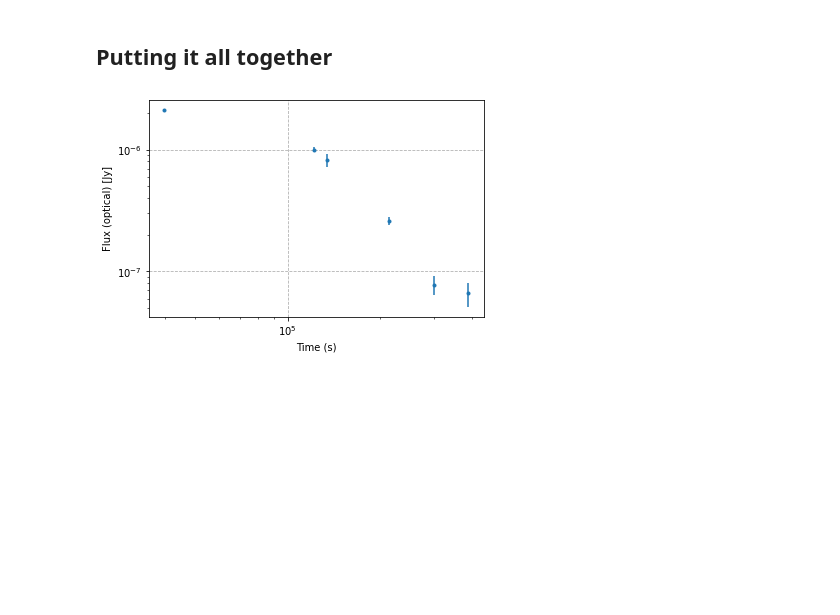
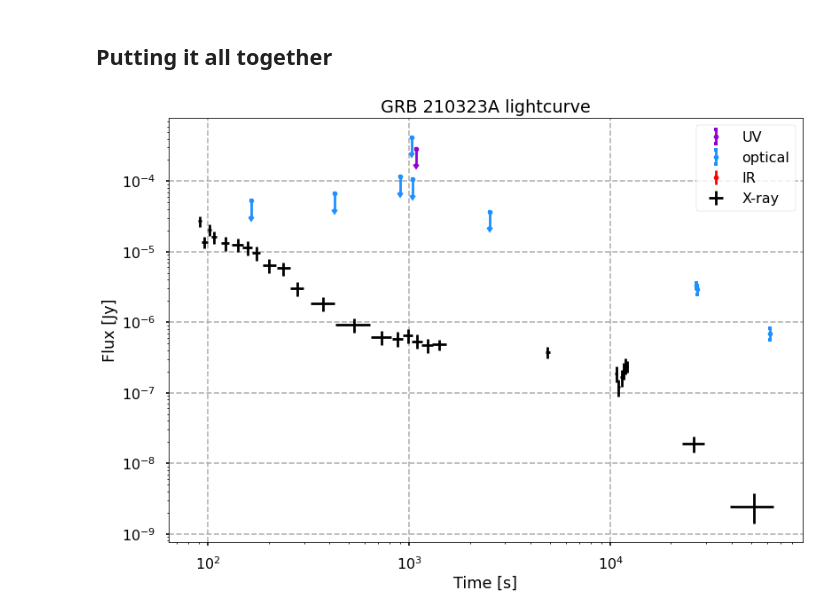
Before and after one commit to cgobat/dark-GRBs, a Jupyter notebook: analysis.ipynb, the cells around one changed output. Saved outputs shown, nothing was run; the diff lists cells and outputs as text; code cells hidden in the pictures; blank space fills up the shorter version.

Commit message:
Code/plotting improvements

```diff
--- a/analysis.ipynb
+++ b/analysis.ipynb
@@ -310,9 +311,35 @@ for i in OpticalData.index:
     all_optical = all_optical.append(newrow, ignore_index=True)
 # %% [markdown]
 ## Putting it all together
-# %%
-lightcurve("070707",band="optical")
-#lightcurve("070707",band="xray")
-# %% [output]
-[figure, removed]
+# %%
+grb = "210323A"
+
+fig, ax = plt.subplots()
+
+subset = all_optical.loc[(all_optical["GRB"]==grb)].copy()
+
+subset.loc[:,"band"] = ["UV" if band<3000 else "IR" if band>8000 else None if pd.isna(band) else "optical" for band in subset["λ_eff"]]
+colors = {"UV":"darkviolet","optical":"dodgerblue","IR":"red"}
+for band,color in colors.items():
+    subsubset = subset[subset["band"]==band]
+    neg_err = [0.4*flux.value if np.isinf(flux.minus) else flux.minus for flux in subsubset["Flux (Jy)"]]
+    pos_err = [0.4*flux.value if np.isinf(flux.plus) else flux.plus for flux in subsubset["Flux (Jy)"]]
+    ax.errorbar(subsubset["Time (s)"],[flux.value for flux in subsubset["Flux (Jy)"]],
+                marker=".",linestyle="",color=color,label=f"{band}",capthick=4,
+                yerr=np.array((neg_err,pos_err)),
+                uplims=[np.isinf(point.minus) for point in subsubset["Flux (Jy)"]],
+                lolims=[np.isinf(point.plus) for point in subsubset["Flux (Jy)"]])
+
+subset = xrt_data.loc[xrt_data["GRB"]==grb]
+neg_err = [0.4*flux.value if np.isinf(flux.minus) else flux.minus for flux in subset["SpecFlux"]]
+pos_err = [0.4*flux.value if np.isinf(flux.plus) else flux.plus for flux in subset["SpecFlux"]]
+ax.errorbar(subset.Time,[flux.value for flux in subset.SpecFlux],
+                      xerr=np.array(subset.Tneg,subset.Tpos).T,yerr=np.array((neg_err,pos_err)),
+                      linestyle="",capthick=0,color="k",label="X-ray")
+
+ax.set(xscale="log",yscale="log",xlabel="Time [s]",ylabel=f"Flux [Jy]",title=f"GRB {grb} lightcurve")
+ax.legend()
+ax.grid(linestyle="--")
+# %% [output]
+[figure, added]
 # %%
```
Also changed, not shown: parts of 17 cells of this notebook.
